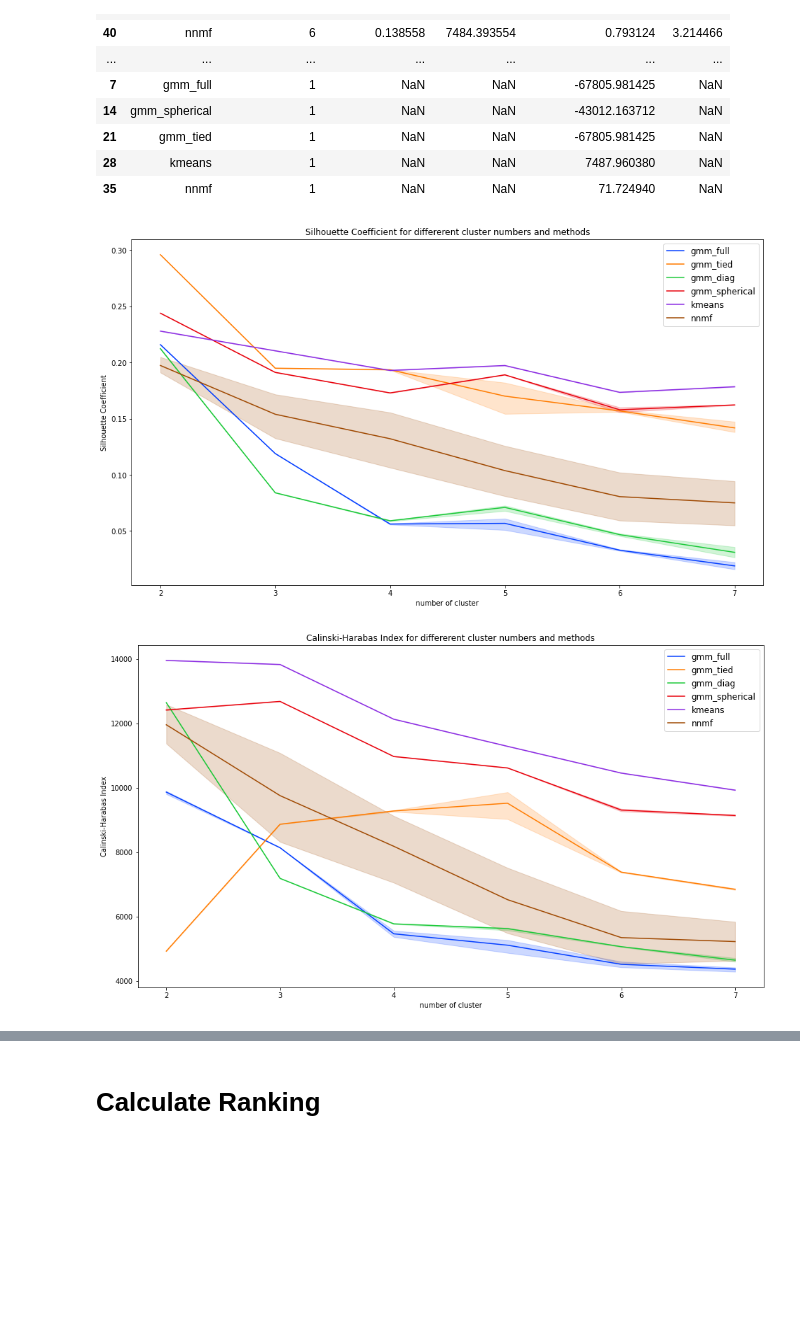
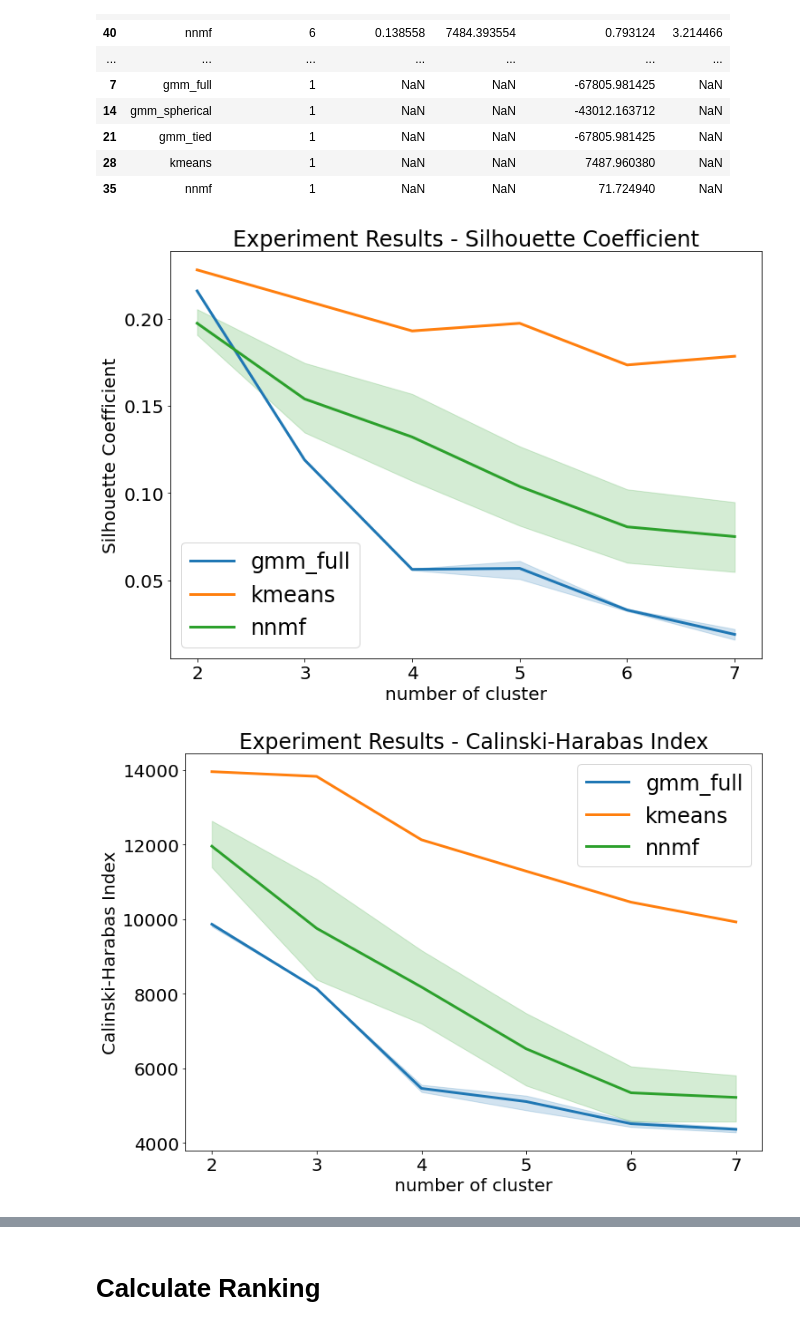
Before and after one commit to anuarsantoyo/master-thesis, a Jupyter notebook: clustering/Experiments_Clustering.ipynb, the cells around one changed output, grey strips where cells are left out. Drawn from its saved outputs; the diff is of its cells as text; code cells hidden in the pictures; blank space fills up the shorter version.

Commit message:
clustering visualizations

```diff
--- a/clustering/Experiments_Clustering.ipynb
+++ b/clustering/Experiments_Clustering.ipynb
@@ -11,6 +13,11 @@ from google.colab import drive
 drive.mount('/content/drive')
 # %% [output]
 Mounted at /content/drive
+# %%
+import matplotlib as mpl
+mpl.rcParams.update({'font.size': 20, 'lines.linewidth': 3, 'lines.markersize': 15, 'figure.figsize': (11.7, 8.27)}) #
+mpl.rcParams['ps.useafm'] = True
+mpl.rcParams['pdf.use14corefonts'] = True
 # %%
 %cd 'drive/MyDrive/GitHub/master-thesis'
 # %% [output]
@@ -31,7 +29,7 @@ To Do: Model specific score with 1 cluster
 # %%
 restart_experiments = False
 n_iterations = 10
-methods = ['gmm_full', 'gmm_tied', 'gmm_diag', 'gmm_spherical', 'kmeans'] #, 'nnmf'
+methods = ['gmm_full', 'kmeans', 'nnmf'] # 'gmm_tied', 'gmm_diag', 'gmm_spherical',
 list_n_cluster = np.arange(1,8,1)
 #if restart_experiments:
 #  random_seeds = np.random.randint(high=200, low=1, size=n_iterations)
@@ -123,25 +121,25 @@ df_max.sort_values(by=['number_cluster', 'silhouette_score'], ascending=False)
 | 28 | kmeans | 1 | NaN | NaN | 7487.960380 | NaN |
 | 35 | nnmf | 1 | NaN | NaN | 71.724940 | NaN |
 # %%
-fig, ax = plt.subplots(figsize=(16, 9))
-sns.lineplot(data=df_results, x='number_cluster', y='silhouette_score', hue='method', palette='bright') # Close to 1
-plt.title('Silhouette Coefficient for differerent cluster numbers and methods')
+fig, ax = plt.subplots()
+sns.lineplot(data=df_results[df_results['method'].isin(methods)], x='number_cluster', y='silhouette_score', hue='method') # Close to 1
+plt.title('Experiment Results - Silhouette Coefficient')
 ax.legend(loc='best', fontsize='large')
 ax.set_ylabel('Silhouette Coefficient')
 ax.set_xlabel('number of cluster')
 fig.savefig("images/clustering_silhouette_scores.png")
 plt.show()
 # %% [output]
-[figure, old version]
+[figure, new version]
 # %%
-fig, ax = plt.subplots(figsize=(16, 9))
-sns.lineplot(data=df_results, x='number_cluster', y='ch_score', hue='method', palette='bright') # Maximize
-plt.title('Calinski-Harabas Index for differerent cluster numbers and methods')
+fig, ax = plt.subplots()
+sns.lineplot(data=df_results[df_results['method'].isin(methods)], x='number_cluster', y='ch_score', hue='method') # Maximize
+plt.title('Experiment Results - Calinski-Harabas Index')
 ax.legend(loc='best', fontsize='large')
 ax.set_ylabel('Calinski-Harabas Index')
 ax.set_xlabel('number of cluster')
 fig.savefig("images/clustering_ch_scores.png")
 plt.show()
 # %% [output]
-[figure, old version]
+[figure, new version]
 # %%
```
Also changed, not shown: parts of 12 cells of this notebook, 10 other files.
